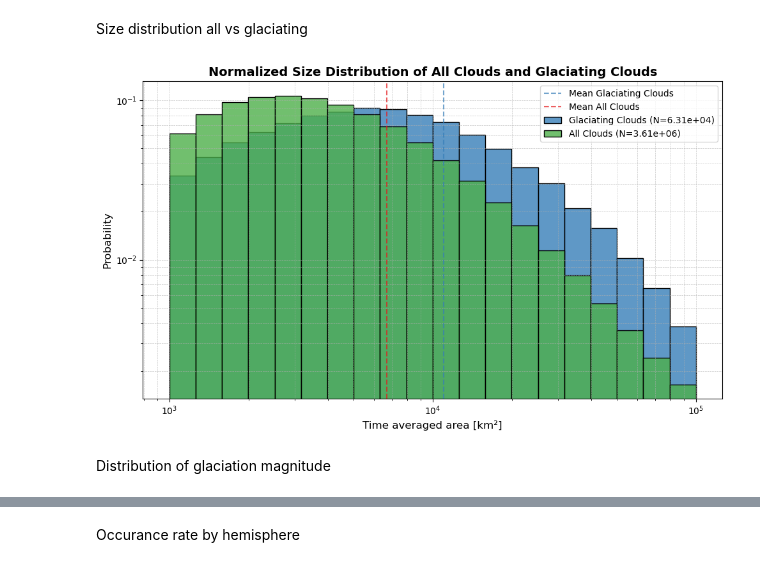
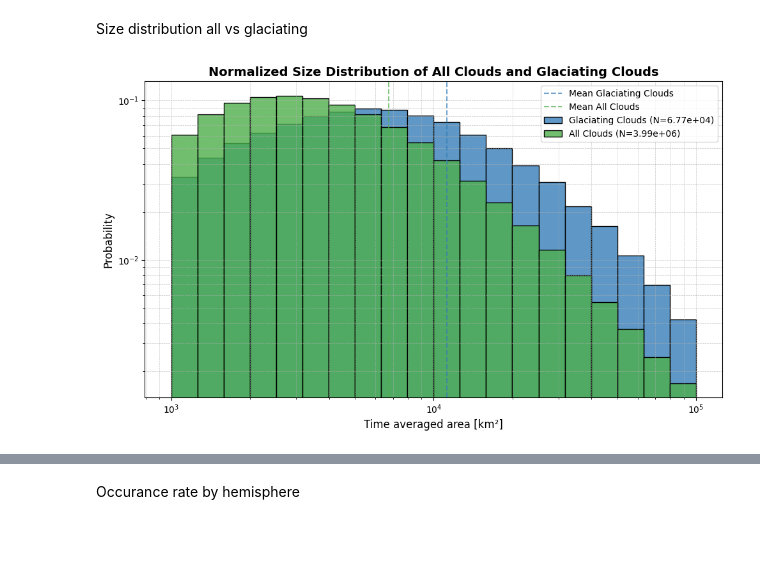
Before and after one commit to DragomirNikolov/Glaciation_time_estimatior, a Jupyter notebook: Result_analysis/Final_thesis_graphs/Glaciation_occurance.ipynb, the cells around one changed output, grey strips where cells are left out. Cells and saved outputs as stored; diff of their text form; code cells hidden in the pictures; blank space fills up the shorter version.

```diff
--- a/Result_analysis/Final_thesis_graphs/Glaciation_occurance.ipynb
+++ b/Result_analysis/Final_thesis_graphs/Glaciation_occurance.ipynb
@@ -17,7 +17,11 @@ analyze_year=True
 year=2022
 global global_rmse
 global_rmse = config["Global_sqrt_mse"]
-custom_palette = ['#e41a1c', '#377eb8', "#4daf4a"]
+classifiacation_palette = ['#e41a1c', '#377eb8', "#4daf4a"]
+# temperature_palette = ['#eff3ff','#c6dbef','#9ecae1','#6baed6','#3182bd','#08519c']
+temperature_palette = ['#f1eef6','#d0d1e6','#a6bddb','#74a9cf','#2b8cbe','#045a8d']
+classifiacation_palette = ['#e41a1c', '#377eb8', "#4daf4a"]
+temperature_palette = ['#eff3ff','#c6dbef','#9ecae1','#6baed6','#3182bd','#08519c']
 # %%
 def month_to_season(month):
     if month in [12, 1, 2]:
@@ -29,12 +33,15 @@ def month_to_season(month):
     else:
         return 'SON'
 if os.uname()[1]=="n2o":
-    combined_cloud_df = pd.read_parquet("/wolke_scratch/dnikolo/Final_results/2022_all.parquet")
-    combined_cloud_df['Season'] = combined_cloud_df['track_start_time'].dt.month.apply(month_to_season)
-    glaciations_df = pd.read_parquet("/wolke_scratch/dnikolo/Final_results/2022_glac.parquet")
-    glaciations_df["Radius [km]"]=np.sqrt(glaciations_df["avg_size[km]"]/np.pi)
-    glaciations_df['Season'] = glaciations_df['track_start_time'].dt.month.apply(month_to_season)
-    glaciating_clouds = glaciations_df.drop_duplicates(subset="Cloud_ID",keep="first")
+    combined_cloud_df = pd.read_parquet(f"/wolke_scratch/dnikolo/Final_results/{year}_all.parquet")
+    glaciations_df = pd.read_parquet(f"/wolke_scratch/dnikolo/Final_results/{year}_glac.parquet")
+if os.uname()[1][:3]=="eu-":
+    combined_cloud_df = pd.read_parquet(f"/cluster/work/climate/dnikolo/Cloud_analysis/full_years/{year}_all.parquet")
+    glaciations_df = pd.read_parquet(f"/cluster/work/climate/dnikolo/Cloud_analysis/full_years/{year}_glac.parquet")
+combined_cloud_df['Season'] = combined_cloud_df['track_start_time'].dt.month.apply(month_to_season)
+glaciations_df["Radius [km]"]=np.sqrt(glaciations_df["avg_size[km]"]/np.pi)
+glaciations_df['Season'] = glaciations_df['track_start_time'].dt.month.apply(month_to_season)
+glaciating_clouds = glaciations_df.drop_duplicates(subset="Cloud_ID",keep="first")
 # %% [markdown]
 Size distribution all vs glaciating
 # %%
@@ -52,7 +59,7 @@ sns.histplot(
     log_scale=(True, False),
     binrange=(3, 5),
     bins=20,
-    color=custom_palette[1],
+    color=classifiacation_palette[1],
     stat="probability",
     label=f"Glaciating Clouds (N={len(glaciating_clouds):.2e})",
     alpha=0.8  # Slight transparency for overlap visibility
@@ -61,36 +68,34 @@ sns.histplot(
 sns.histplot(
     data=combined_cloud_df,
     ax=ax,
     x="avg_size[km]",
     log_scale=(True, False),
     binrange=(3, 5),
     bins=20,
-    color=custom_palette[2],
+    color=classifiacation_palette[2],
     stat="probability",
     label=f"All Clouds (N={len(combined_cloud_df):.2e})",
     alpha=0.8
 )
 
 # Add vertical lines for means
-ax.axvline(mean_glaciating, linestyle="--", color=custom_palette[1], linewidth=1.5, alpha=0.7, label="Mean Glaciating Clouds")
-ax.axvline(mean_combined, color=custom_palette[0], linestyle="--", linewidth=1.5, alpha=0.7, label="Mean All Clouds")
+ax.axvline(mean_glaciating, linestyle="--", color=classifiacation_palette[1], linewidth=1.5, alpha=0.7, label="Mean Glaciating Clouds")
+ax.axvline(mean_combined, color=classifiacation_palette[2], linestyle="--", linewidth=1.5, alpha=0.7, label="Mean All Clouds")
 
 # Set logarithmic y-axis
 ax.set_yscale("log")
 
 # Beautify the plot
 ax.set_title("Normalized Size Distribution of All Clouds and Glaciating Clouds", fontsize=14, weight="bold")
 ax.set_xlabel("Time averaged area [km²]", fontsize=12)
 ax.set_ylabel("Probability", fontsize=12)
 ax.legend(fontsize=10)
 ax.grid(True, which="both", linestyle="--", linewidth=0.5, alpha=0.7)
 plt.tight_layout()
 
 # Save the figure
 filename = os.path.join(GTE_DIR,"Result_graphs/Size_hist_all_vs_glac_normalized")
 plt.savefig(filename + ".pdf", dpi=400)
 plt.savefig(filename + ".png", dpi=400)
 # %% [output]
-[figure, old version]
+[figure, new version]
-# %% [markdown]
-Distribution of glaciation magnitude
```
Also changed, not shown: parts of 7 cells of this notebook, 29 other files.
